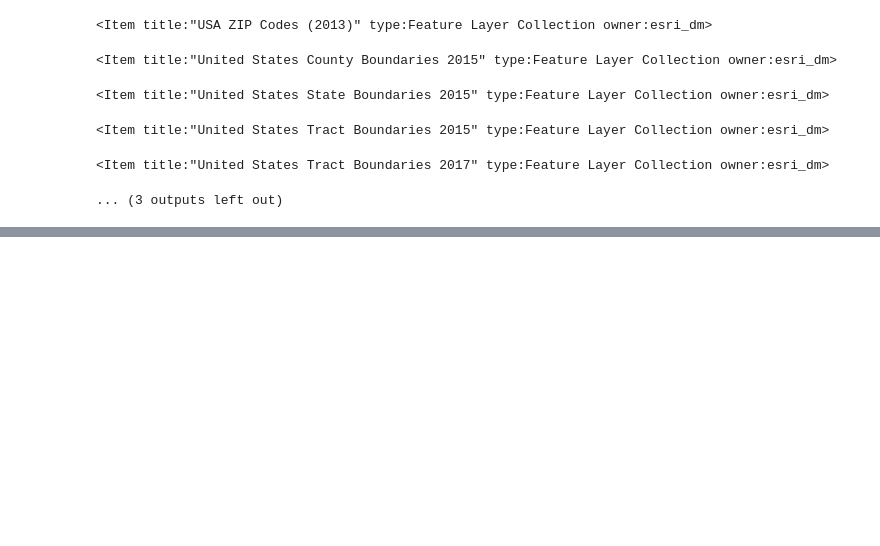
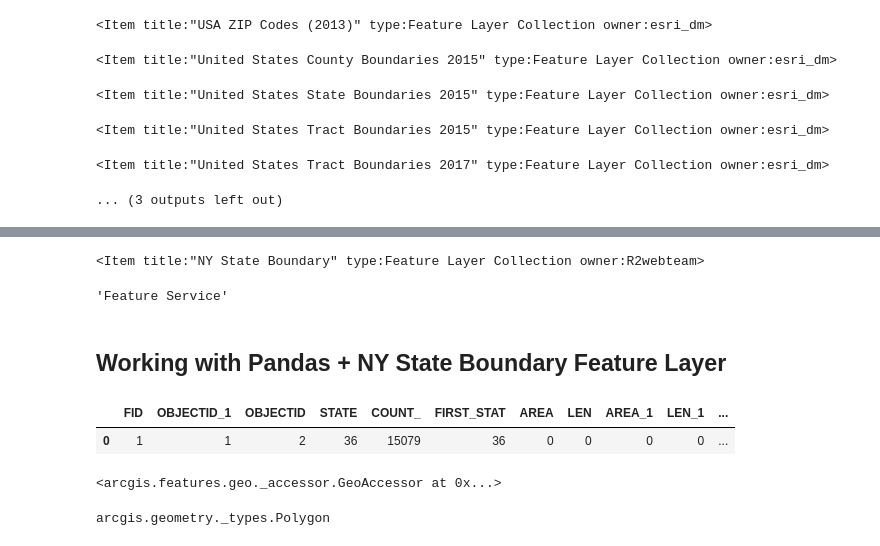
Before and after one commit to blsmxiu47/arcgis-notebooks, a Jupyter notebook: notebooks/housing_market/housing_market_analysis.ipynb, the cells around one changed output, grey strips where cells are left out. Saved outputs shown, nothing was run; the diff lists cells and outputs as text; code cells hidden in the pictures; blank space fills up the shorter version.

Commit message:
add code to grab and display polygons for NY State

```diff
--- a/notebooks/housing_market/housing_market_analysis.ipynb
+++ b/notebooks/housing_market/housing_market_analysis.ipynb
@@ -168,0 +205,18 @@ data = requests.get(url, params=params)
+# %%
+# https://services.arcgis.com/cJ9YHowT8TU7DUyn/arcgis/rest/services/New_York_State_Boundary/FeatureServer/0
+items = gis.content.search(
+    query='NY State Boundary owner: R2webteam',
+    item_type='Feature Layer',
+    max_items=1)
+
+for item in items:
+    display(item)
+# %% [output]
+<Item title:"NY State Boundary" type:Feature Layer Collection owner:R2webteam>
+# %%
+ny_boundary = items[0]
+ny_boundary.type
+# %% [output]
+'Feature Service'
+# %% [markdown]
+## Working with Pandas + NY State Boundary Feature Layer
@@ -168,0 +226,18 @@ data = requests.get(url, params=params)
+# %%
+ny_fl = FeatureLayer(
+    'https://services.arcgis.com/cJ9YHowT8TU7DUyn/arcgis/rest/services/New_York_State_Boundary/FeatureServer/0')
+# %%
+ny_df = pd.DataFrame.spatial.from_layer(ny_fl)
+ny_df.head()
+# %% [output]
+|  | FID | OBJECTID_1 | OBJECTID | STATE | COUNT_ | FIRST_STAT | AREA | LEN | AREA_1 | LEN_1 | ... |
+| 0 | 1 | 1 | 2 | 36 | 15079 | 36 | 0 | 0 | 0 | 0 | ... |
+# %%
+display(ny_df.spatial)
+# %% [output]
+<arcgis.features.geo._accessor.GeoAccessor at 0x...>
+# %%
+poly1 = ny_df.iloc[0].SHAPE
+type(poly1)
+# %% [output]
+arcgis.geometry._types.Polygon
```
Also changed, not shown: parts of 23 cells of this notebook.
